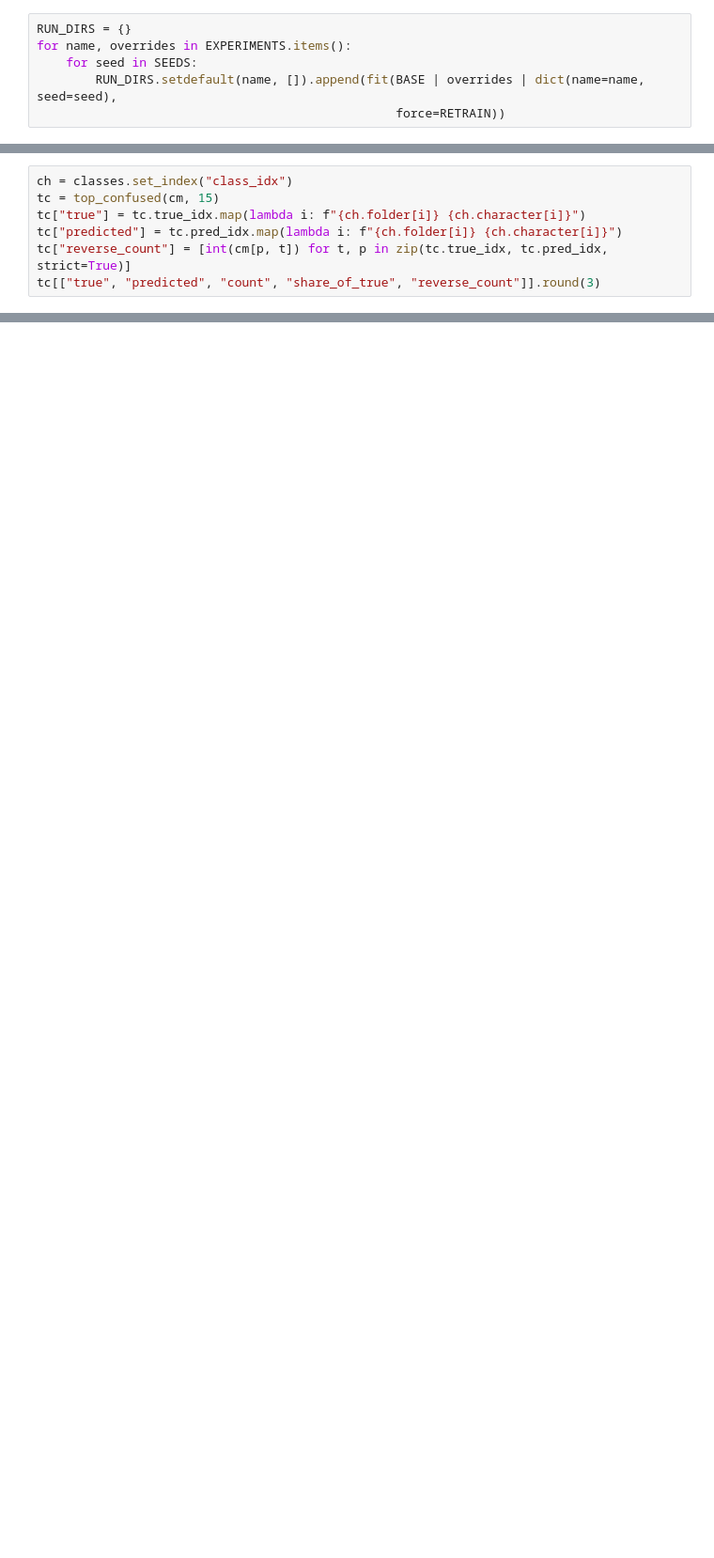
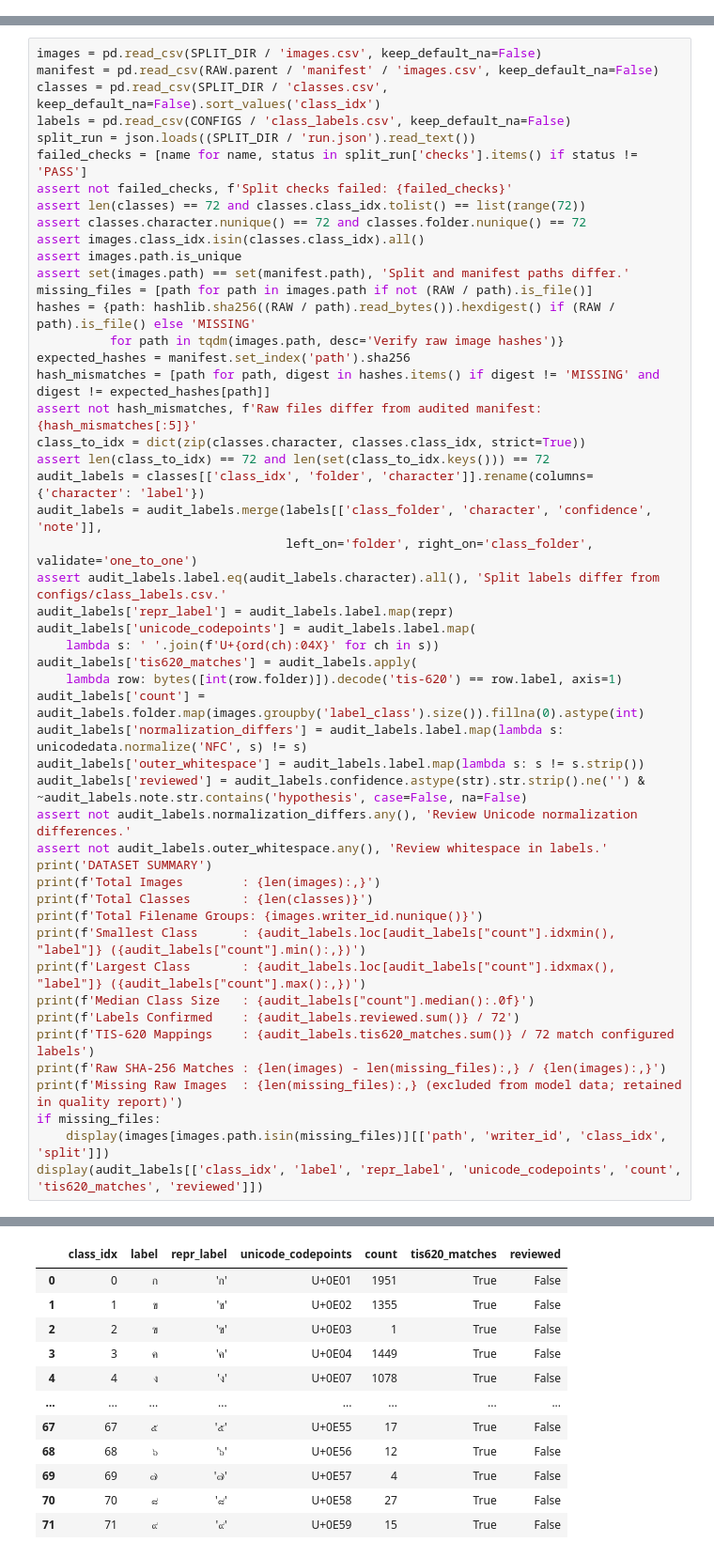
Before and after one commit to lemasc/thai-char-cnn, a Jupyter notebook: notebooks/04_train.ipynb, the cells around one changed output, grey strips where cells are left out. Shown at 94% size. Cells and saved outputs as stored; diff of their text form; blank space fills up the shorter version.

```diff
--- a/notebooks/04_train.ipynb
+++ b/notebooks/04_train.ipynb
@@ -167,6 +0,0 @@ everything is. On the RTX 3060 a baseline epoch takes about two seconds.
-# %%
-RUN_DIRS = {}
-for name, overrides in EXPERIMENTS.items():
-    for seed in SEEDS:
-        RUN_DIRS.setdefault(name, []).append(fit(BASE | overrides | dict(name=name, seed=seed),
-                                                 force=RETRAIN))
@@ -352,7 +0,0 @@ weakest 12 classes:
-# %%
-ch = classes.set_index("class_idx")
-tc = top_confused(cm, 15)
-tc["true"] = tc.true_idx.map(lambda i: f"{ch.folder[i]} {ch.character[i]}")
-tc["predicted"] = tc.pred_idx.map(lambda i: f"{ch.folder[i]} {ch.character[i]}")
-tc["reverse_count"] = [int(cm[p, t]) for t, p in zip(tc.true_idx, tc.pred_idx, strict=True)]
-tc[["true", "predicted", "count", "share_of_true", "reverse_count"]].round(3)
@@ -408,0 +77,51 @@ val errors: 228 of 12,033 — the 32 most confident:
+# %%
+images = pd.read_csv(SPLIT_DIR / 'images.csv', keep_default_na=False)
+manifest = pd.read_csv(RAW.parent / 'manifest' / 'images.csv', keep_default_na=False)
+classes = pd.read_csv(SPLIT_DIR / 'classes.csv', keep_default_na=False).sort_values('class_idx')
+labels = pd.read_csv(CONFIGS / 'class_labels.csv', keep_default_na=False)
+split_run = json.loads((SPLIT_DIR / 'run.json').read_text())
+failed_checks = [name for name, status in split_run['checks'].items() if status != 'PASS']
+assert not failed_checks, f'Split checks failed: {failed_checks}'
+assert len(classes) == 72 and classes.class_idx.tolist() == list(range(72))
+assert classes.character.nunique() == 72 and classes.folder.nunique() == 72
+assert images.class_idx.isin(classes.class_idx).all()
+assert images.path.is_unique
+assert set(images.path) == set(manifest.path), 'Split and manifest paths differ.'
+missing_files = [path for path in images.path if not (RAW / path).is_file()]
+hashes = {path: hashlib.sha256((RAW / path).read_bytes()).hexdigest() if (RAW / path).is_file() else 'MISSING'
+          for path in tqdm(images.path, desc='Verify raw image hashes')}
+expected_hashes = manifest.set_index('path').sha256
+hash_mismatches = [path for path, digest in hashes.items() if digest != 'MISSING' and digest != expected_hashes[path]]
+assert not hash_mismatches, f'Raw files differ from audited manifest: {hash_mismatches[:5]}'
+class_to_idx = dict(zip(classes.character, classes.class_idx, strict=True))
+assert len(class_to_idx) == 72 and len(set(class_to_idx.keys())) == 72
+audit_labels = classes[['class_idx', 'folder', 'character']].rename(columns={'character': 'label'})
+audit_labels = audit_labels.merge(labels[['class_folder', 'character', 'confidence', 'note']],
+                                  left_on='folder', right_on='class_folder', validate='one_to_one')
+assert audit_labels.label.eq(audit_labels.character).all(), 'Split labels differ from configs/class_labels.csv.'
+audit_labels['repr_label'] = audit_labels.label.map(repr)
+audit_labels['unicode_codepoints'] = audit_labels.label.map(
+    lambda s: ' '.join(f'U+{ord(ch):04X}' for ch in s))
+audit_labels['tis620_matches'] = audit_labels.apply(
+    lambda row: bytes([int(row.folder)]).decode('tis-620') == row.label, axis=1)
+audit_labels['count'] = audit_labels.folder.map(images.groupby('label_class').size()).fillna(0).astype(int)
+audit_labels['normalization_differs'] = audit_labels.label.map(lambda s: unicodedata.normalize('NFC', s) != s)
+audit_labels['outer_whitespace'] = audit_labels.label.map(lambda s: s != s.strip())
+audit_labels['reviewed'] = audit_labels.confidence.astype(str).str.strip().ne('') & ~audit_labels.note.str.contains('hypothesis', case=False, na=False)
+assert not audit_labels.normalization_differs.any(), 'Review Unicode normalization differences.'
+assert not audit_labels.outer_whitespace.any(), 'Review whitespace in labels.'
+print('DATASET SUMMARY')
+print(f'Total Images        : {len(images):,}')
+print(f'Total Classes       : {len(classes)}')
+print(f'Total Filename Groups: {images.writer_id.nunique()}')
+print(f'Smallest Class      : {audit_labels.loc[audit_labels["count"].idxmin(), "label"]} ({audit_labels["count"].min():,})')
+print(f'Largest Class       : {audit_labels.loc[audit_labels["count"].idxmax(), "label"]} ({audit_labels["count"].max():,})')
+print(f'Median Class Size   : {audit_labels["count"].median():.0f}')
+print(f'Labels Confirmed    : {audit_labels.reviewed.sum()} / 72')
+print(f'TIS-620 Mappings    : {audit_labels.tis620_matches.sum()} / 72 match configured labels')
+print(f'Raw SHA-256 Matches : {len(images) - len(missing_files):,} / {len(images):,}')
+print(f'Missing Raw Images  : {len(missing_files):,} (excluded from model data; retained in quality report)')
+if missing_files:
+    display(images[images.path.isin(missing_files)][['path', 'writer_id', 'class_idx', 'split']])
+display(audit_labels[['class_idx', 'label', 'repr_label', 'unicode_codepoints', 'count', 'tis620_matches', 'reviewed']])
+# %% [output]
@@ -408,0 +143,12 @@ val errors: 228 of 12,033 — the 32 most confident:
+|  | class_idx | label | repr_label | unicode_codepoints | count | tis620_matches | reviewed |
+| 0 | 0 | ก | 'ก' | U+0E01 | 1951 | True | False |
+| 1 | 1 | ข | 'ข' | U+0E02 | 1355 | True | False |
+| 2 | 2 | ฃ | 'ฃ' | U+0E03 | 1 | True | False |
+| 3 | 3 | ค | 'ค' | U+0E04 | 1449 | True | False |
+| 4 | 4 | ง | 'ง' | U+0E07 | 1078 | True | False |
+| ... | ... | ... | ... | ... | ... | ... | ... |
+| 67 | 67 | ๕ | '๕' | U+0E55 | 17 | True | False |
+| 68 | 68 | ๖ | '๖' | U+0E56 | 12 | True | False |
+| 69 | 69 | ๗ | '๗' | U+0E57 | 4 | True | False |
+| 70 | 70 | ๘ | '๘' | U+0E58 | 27 | True | False |
+| 71 | 71 | ๙ | '๙' | U+0E59 | 15 | True | False |
```
Also changed, not shown: parts of 55 cells of this notebook, 6 other files.
